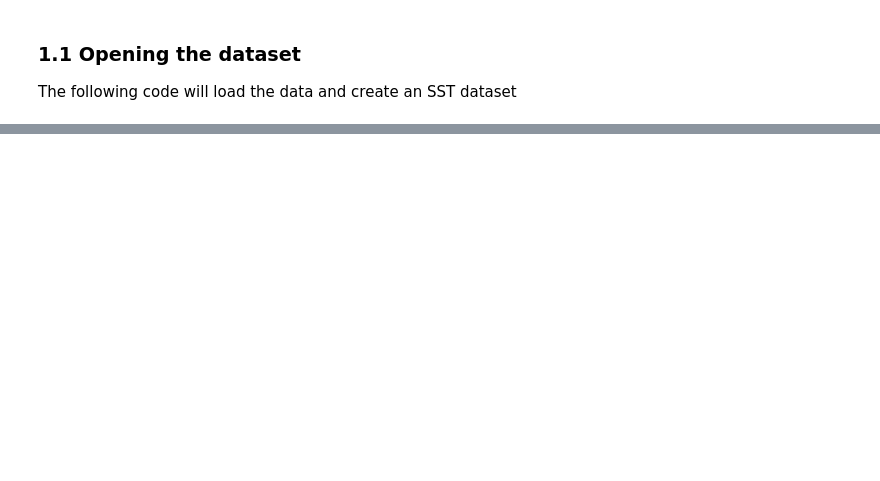
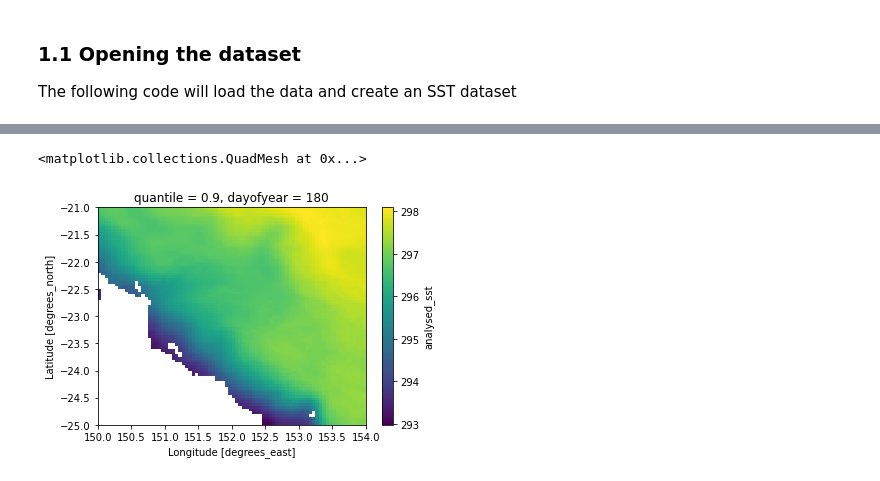
Before and after one commit to surftemp/regridding_tools, a Jupyter notebook: publish_to_zarr/tutorial2.ipynb, the cells around one changed output, grey strips where cells are left out. Drawn from its saved outputs; the diff is of its cells as text; code cells hidden in the pictures; blank space fills up the shorter version.

```diff
--- a/publish_to_zarr/tutorial2.ipynb
+++ b/publish_to_zarr/tutorial2.ipynb
@@ -201,0 +102,5 @@ p90s.sel(dayofyear=1).plot()
+# %%
+climatology_90th_percentile.sel(dayofyear=180).plot()
+# %% [output]
+<matplotlib.collections.QuadMesh at 0x...>
+[figure, added]
```
Also changed, not shown: parts of 46 cells of this notebook.
